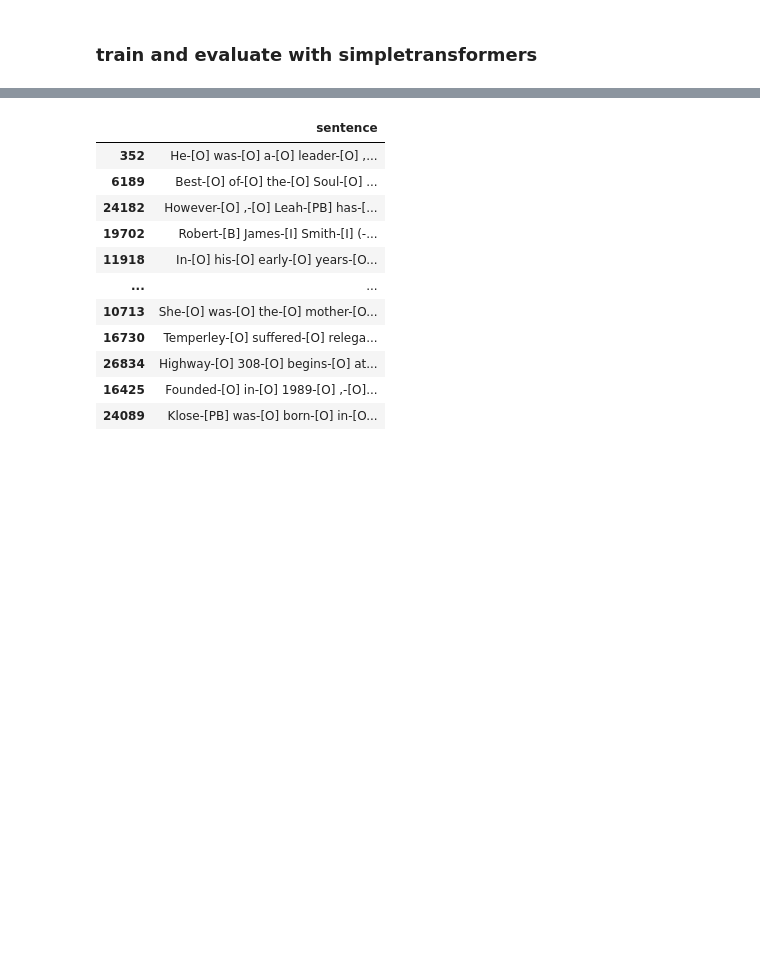
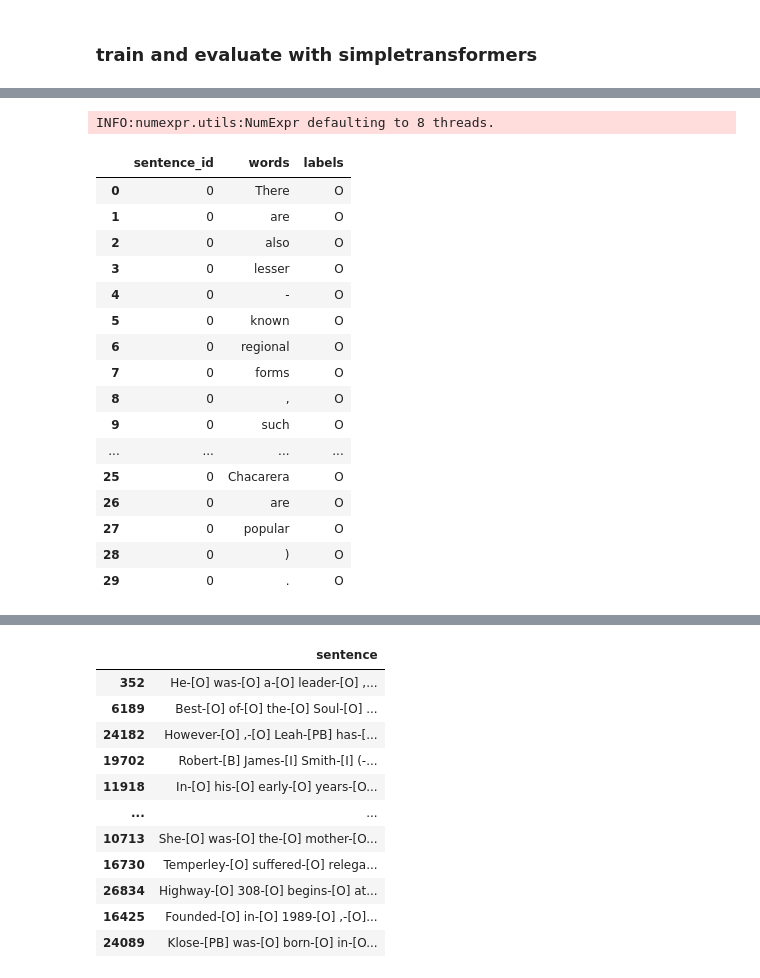
Before and after one commit to allenai/spike-ds-tutorials, a Jupyter notebook: src/train_with_simpletransformers.ipynb, the cells around one changed output, grey strips where cells are left out. Cells and saved outputs as stored; diff of their text form; code cells hidden in the pictures; blank space fills up the shorter version.

```diff
--- a/src/train_with_simpletransformers.ipynb
+++ b/src/train_with_simpletransformers.ipynb
@@ -61,10 +61,11 @@ def ingest_data_to_df(filepath, label_map):
                 except Exception as e:
                     raise Exception((tagged_word, line), e)
             sentence_number += 1
+    df = pd.DataFrame(tagged_data, columns=["sentence_id", "words", "labels"])
     return pd.DataFrame(tagged_data, columns=["sentence_id", "words", "labels"])
 
-def get_dataset_parts(dataset_path):
-    devpath, trainpath, testpath = f"{dataset_path}/dev.txt", f"{dataset_path}/train.txt", f"{dataset_path}/test.txt"
+def get_dataset_parts(dataset_path, dev_name, train_name, test_name):
+    devpath, trainpath, testpath = f"{dataset_path}/{dev_name}.txt", f"{dataset_path}/{train_name}.txt", f"{dataset_path}/{test_name}.txt"
     train = ingest_data_to_df(trainpath, LABELS)
     test = ingest_data_to_df(testpath, LABELS)
     dev = ingest_data_to_df(devpath, LABELS)
@@ -78,19 +79,6 @@ def untag_dev_sentences(devpath):
             sentence = re.sub('\-\[[A-Z]*\]',  '', line)
             clean_sentences.append(sentence)
     return clean_sentences
-
-def split_train_set():
-    trainpath = f'{DATASET}/train.txt'
-    df = pd.read_csv(trainpath, sep='\t', names=['sentence'])
-    sp_train, sp_dev = train_test_split(df, test_size=0.2)
-
-    # this is significantly slower, but ensures the output is exactly like the input, with no extra escaping and quotes.
-    with open(f'{DATASET}/split_train.txt', "w") as ft:
-        for i, row in sp_train.iterrows():
-            ft.write(row['sentence']+"\n")
-    with open(f'{DATASET}/split_dev.txt', "w") as fd:
-        for i, row in sp_dev.iterrows():
-            fd.write(row['sentence']+"\n")
 # %% [markdown]
 ### train and evaluate with simpletransformers
 # %%
@@ -163,0 +171,21 @@ INFO:simpletransformers.ner.ner_model: Converting to features started.
+# %%
+train_set[train_set['sentence_id'] == 0]
+# %% [output]
+INFO:numexpr.utils:NumExpr defaulting to 8 threads.
+|  | sentence_id | words | labels |
+| 0 | 0 | There | O |
+| 1 | 0 | are | O |
+| 2 | 0 | also | O |
+| 3 | 0 | lesser | O |
+| 4 | 0 | - | O |
+| 5 | 0 | known | O |
+| 6 | 0 | regional | O |
+| 7 | 0 | forms | O |
+| 8 | 0 | , | O |
+| 9 | 0 | such | O |
+| ... | ... | ... | ... |
+| 25 | 0 | Chacarera | O |
+| 26 | 0 | are | O |
+| 27 | 0 | popular | O |
+| 28 | 0 | ) | O |
+| 29 | 0 | . | O |
```
Also changed, not shown: parts of 11 cells of this notebook, 14 other files.
